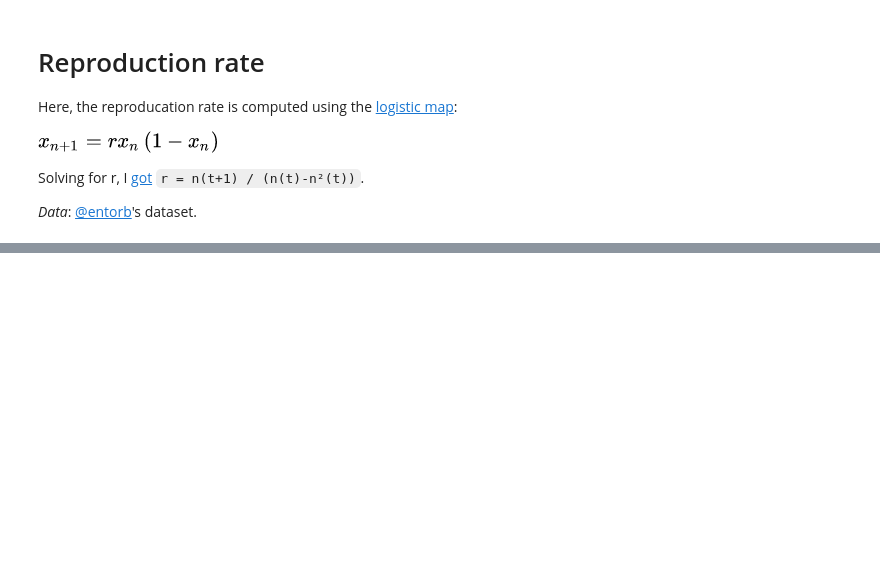
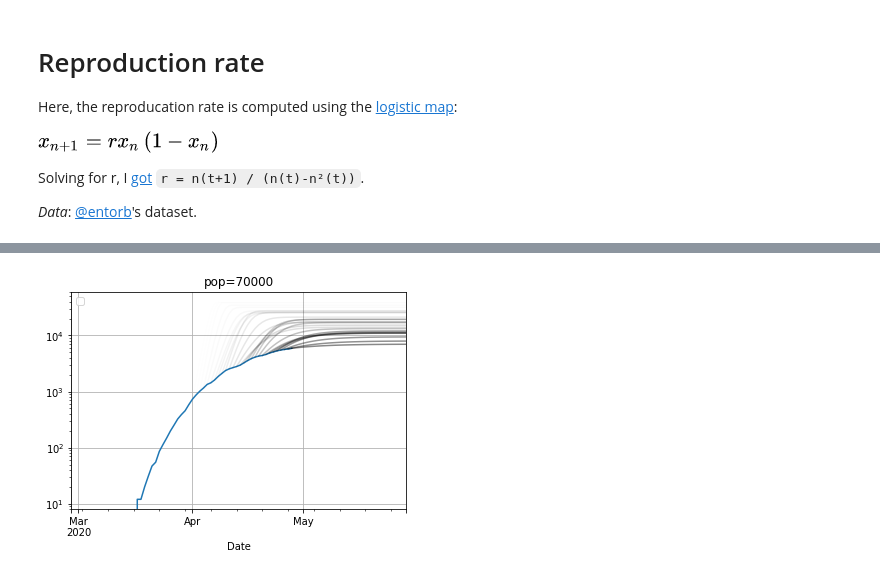
Before and after one commit to pschwede/covid19plots, a Jupyter notebook: repro.ipynb, the cells around one changed output, grey strips where cells are left out. Cells and saved outputs as stored; diff of their text form; code cells hidden in the pictures; blank space fills up the shorter version.

```diff
--- a/repro.ipynb
+++ b/repro.ipynb
@@ -169,0 +170,21 @@ t = ax.set_ylabel('')
+# %%
+num_lines = 10
+pop = 70000
+
+ax = de['Deaths'].plot(logy=True)
+
+dx=30
+for x1 in range(1, dx, 1):
+    r = rs1['Deaths'].tail(x1).rolling('7D').mean().head(1).values[0]
+    ys = [de['Deaths'].tail(x1).head(1).values[0]]
+    for x in range(dx+x1):
+        ys.append(r * ys[-1] * (1 - ys[-1]/pop))
+
+    projection = pd.DataFrame({'Date': pd.date_range(start=rs1['Deaths'].tail(x1).head(1).index[0], periods=len(ys)),
+                               "pj(d=%d,r=%.1f)" % (-x1,r): ys}).set_index('Date')
+    projection.plot(ax=ax, color='k', alpha=0.5*((dx-x1)/dx)**2)
+    plt.legend([])
+    plt.grid()
+    plt.title("pop=%d" % pop)
+# %% [output]
+[figure, added]
```
Also changed, not shown: parts of 8 cells of this notebook, 1 other file.
